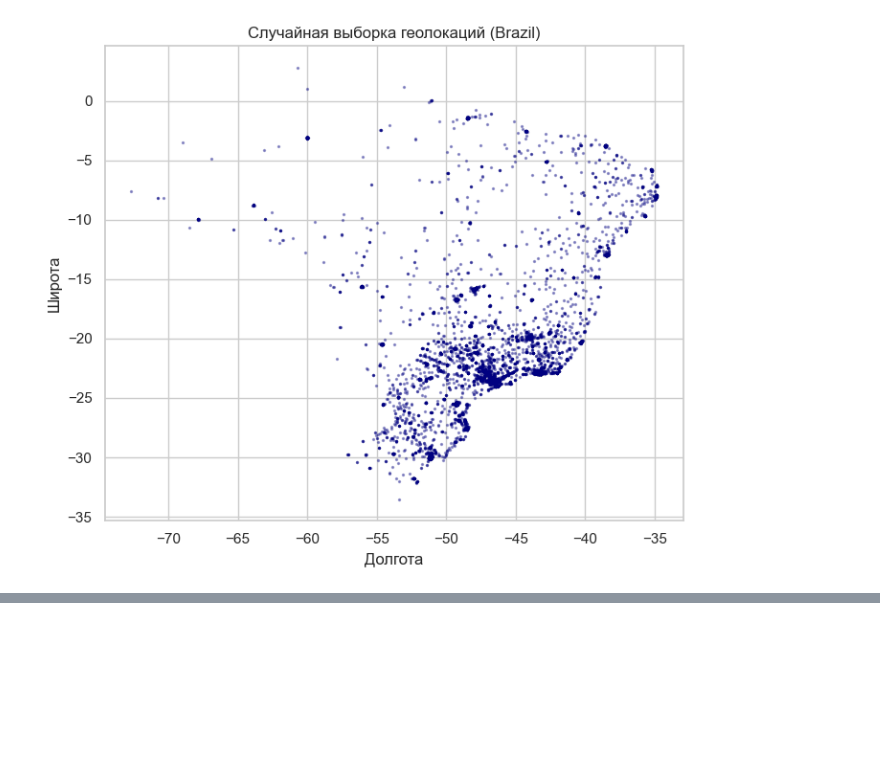
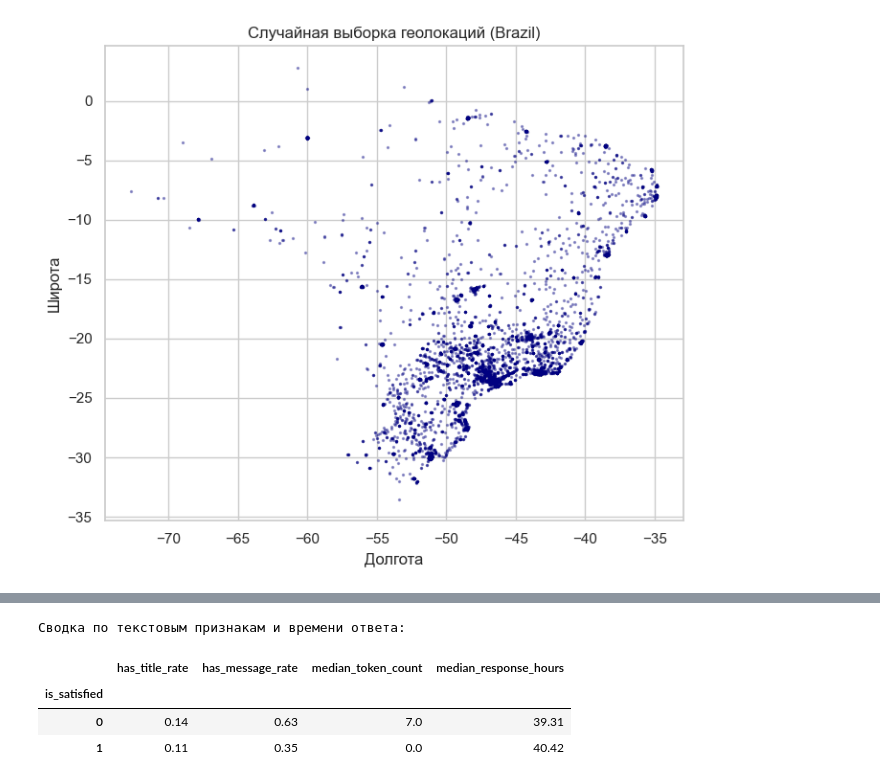
Before and after one commit to alisingit/ISSII, a Jupyter notebook: lab1/notebooks/eda_reviews.ipynb, the cells around one changed output, grey strips where cells are left out. Cells and saved outputs as stored; diff of their text form; code cells hidden in the pictures; blank space fills up the shorter version.

```diff
--- a/lab1/notebooks/eda_reviews.ipynb
+++ b/lab1/notebooks/eda_reviews.ipynb
@@ -96,0 +101,33 @@ plt.show()
+# %%
+import numpy as np
+
+reviews_eda = reviews.copy()
+reviews_eda["review_comment_title"] = reviews_eda["review_comment_title"].fillna("")
+reviews_eda["review_comment_message"] = reviews_eda["review_comment_message"].fillna("")
+reviews_eda["full_text"] = (
+    reviews_eda["review_comment_title"].str.strip() + " " + reviews_eda["review_comment_message"].str.strip()
+).str.strip()
+reviews_eda["is_satisfied"] = (reviews_eda["review_score"] >= 4).astype(int)
+reviews_eda["has_title"] = (reviews_eda["review_comment_title"] != "").astype(int)
+reviews_eda["has_message"] = (reviews_eda["review_comment_message"] != "").astype(int)
+reviews_eda["token_count"] = reviews_eda["full_text"].str.split().str.len().fillna(0)
+reviews_eda["review_creation_date"] = pd.to_datetime(reviews_eda["review_creation_date"], errors="coerce")
+reviews_eda["review_answer_timestamp"] = pd.to_datetime(reviews_eda["review_answer_timestamp"], errors="coerce")
+reviews_eda["response_hours"] = (
+    reviews_eda["review_answer_timestamp"] - reviews_eda["review_creation_date"]
+) / pd.Timedelta(hours=1)
+# %%
+text_summary = reviews_eda.groupby("is_satisfied").agg(
+    has_title_rate=("has_title", "mean"),
+    has_message_rate=("has_message", "mean"),
+    median_token_count=("token_count", "median"),
+    median_response_hours=("response_hours", "median"),
+).round(2)
+print("Сводка по текстовым признакам и времени ответа:")
+display(text_summary)
+# %% [output]
+Сводка по текстовым признакам и времени ответа:
+|  | has_title_rate | has_message_rate | median_token_count | median_response_hours |
+| is_satisfied |  |  |  |  |
+| 0 | 0.14 | 0.63 | 7.0 | 39.31 |
+| 1 | 0.11 | 0.35 | 0.0 | 40.42 |
```
Also changed, not shown: parts of 10 cells of this notebook, 13 other files.
